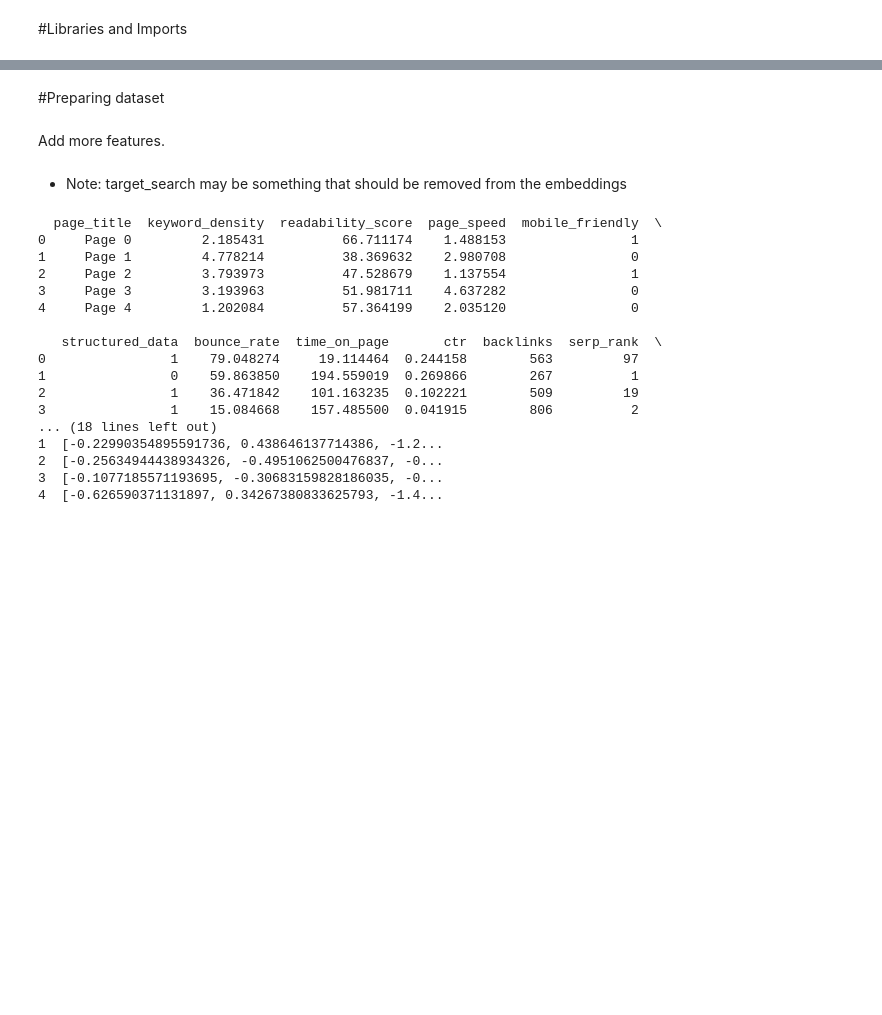
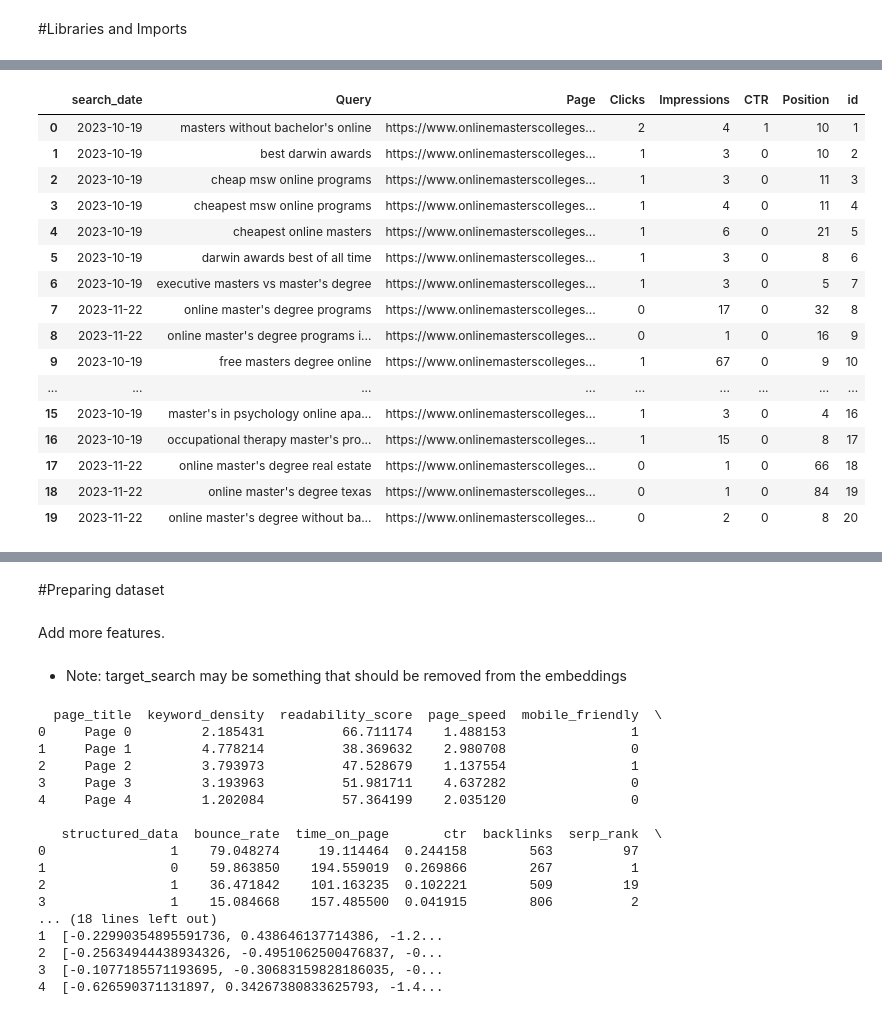
Before and after one commit to smartdustsystems/moonshot, a Jupyter notebook: ml/Moon_Shoot_Working_DRAFT.ipynb, the cells around one changed output, grey strips where cells are left out. Saved outputs shown, nothing was run; the diff lists cells and outputs as text; code cells hidden in the pictures; blank space fills up the shorter version.

```diff
--- a/ml/Moon_Shoot_Working_DRAFT.ipynb
+++ b/ml/Moon_Shoot_Working_DRAFT.ipynb
@@ -37,0 +85,12 @@ from sklearn.metrics import r2_score
+# %%
+
+
+import importlib
+from ml.data import data_loader
+
+importlib.reload(data_loader)  # Reloads the module
+DataLoader = data_loader.DataLoader  # Assign the updated class
+# %%
+loader = DataLoader()
+# %%
+gsc = loader.read_gsc_data()
@@ -37,0 +99,20 @@ from sklearn.metrics import r2_score
+# %%
+gsc.head(20)
+# %% [output]
+|  | search_date | Query | Page | Clicks | Impressions | CTR | Position | id |
+| 0 | 2023-10-19 | masters without bachelor's online | https://www.onlinemasterscolleges... | 2 | 4 | 1 | 10 | 1 |
+| 1 | 2023-10-19 | best darwin awards | https://www.onlinemasterscolleges... | 1 | 3 | 0 | 10 | 2 |
+| 2 | 2023-10-19 | cheap msw online programs | https://www.onlinemasterscolleges... | 1 | 3 | 0 | 11 | 3 |
+| 3 | 2023-10-19 | cheapest msw online programs | https://www.onlinemasterscolleges... | 1 | 4 | 0 | 11 | 4 |
+| 4 | 2023-10-19 | cheapest online masters | https://www.onlinemasterscolleges... | 1 | 6 | 0 | 21 | 5 |
+| 5 | 2023-10-19 | darwin awards best of all time | https://www.onlinemasterscolleges... | 1 | 3 | 0 | 8 | 6 |
+| 6 | 2023-10-19 | executive masters vs master's degree | https://www.onlinemasterscolleges... | 1 | 3 | 0 | 5 | 7 |
+| 7 | 2023-11-22 | online master's degree programs | https://www.onlinemasterscolleges... | 0 | 17 | 0 | 32 | 8 |
+| 8 | 2023-11-22 | online master's degree programs i... | https://www.onlinemasterscolleges... | 0 | 1 | 0 | 16 | 9 |
+| 9 | 2023-10-19 | free masters degree online | https://www.onlinemasterscolleges... | 1 | 67 | 0 | 9 | 10 |
+| ... | ... | ... | ... | ... | ... | ... | ... | ... |
+| 15 | 2023-10-19 | master's in psychology online apa... | https://www.onlinemasterscolleges... | 1 | 3 | 0 | 4 | 16 |
+| 16 | 2023-10-19 | occupational therapy master's pro... | https://www.onlinemasterscolleges... | 1 | 15 | 0 | 8 | 17 |
+| 17 | 2023-11-22 | online master's degree real estate | https://www.onlinemasterscolleges... | 0 | 1 | 0 | 66 | 18 |
+| 18 | 2023-11-22 | online master's degree texas | https://www.onlinemasterscolleges... | 0 | 1 | 0 | 84 | 19 |
+| 19 | 2023-11-22 | online master's degree without ba... | https://www.onlinemasterscolleges... | 0 | 2 | 0 | 8 | 20 |
```
Also changed, not shown: parts of 11 cells of this notebook, 7 other files.
